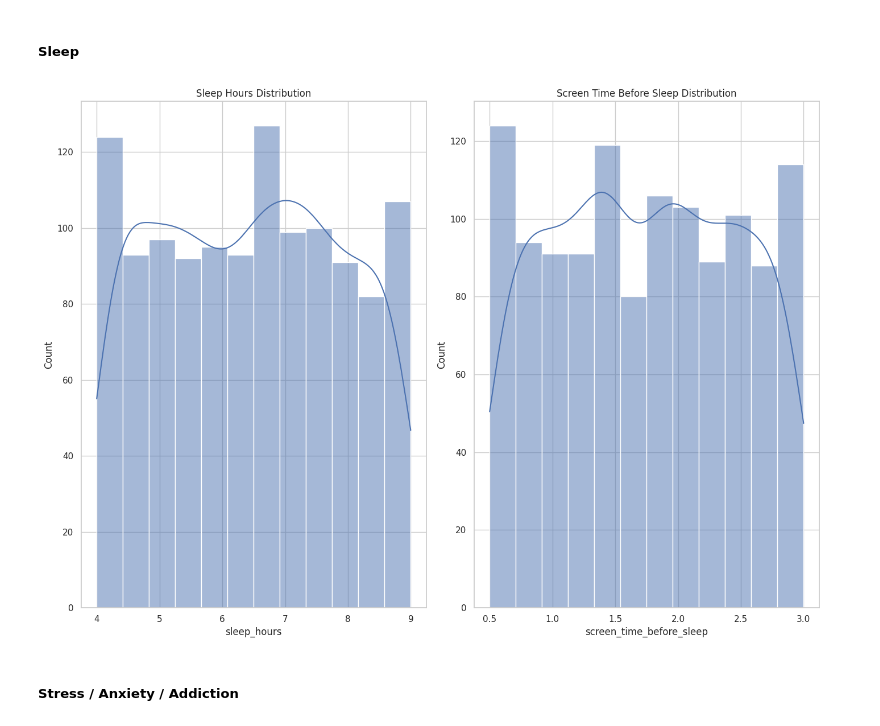
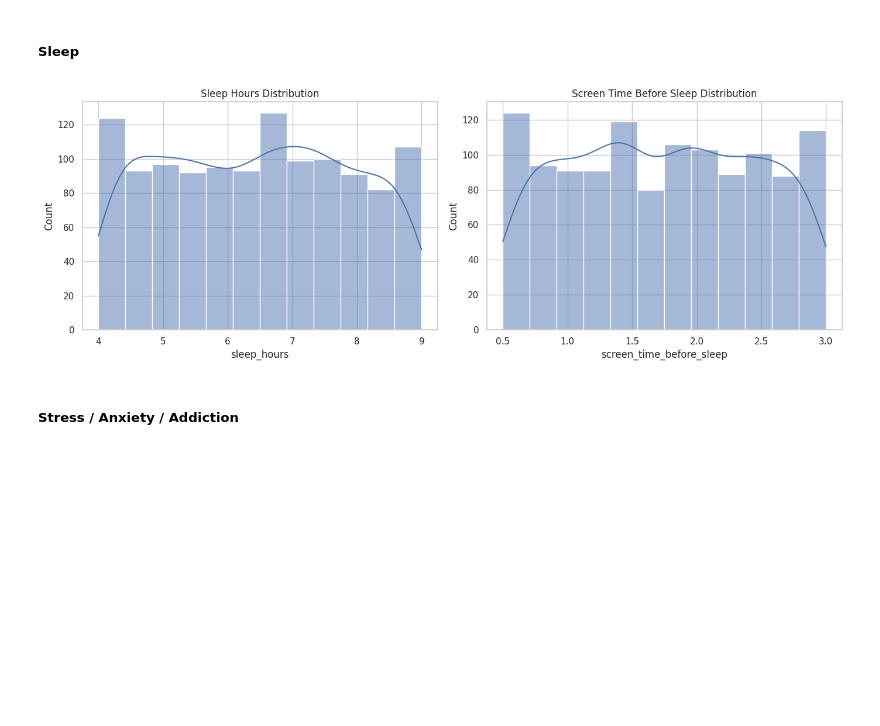
Before and after one commit to Beatmister/Teen-Mental-Health-Prediction, a Jupyter notebook: mental_health_exploration.ipynb, the cells around one changed output. Cells and saved outputs as stored; diff of their text form; code cells hidden in the pictures; blank space fills up the shorter version.

```diff
--- a/mental_health_exploration.ipynb
+++ b/mental_health_exploration.ipynb
@@ -157,22 +157,22 @@ plt.show()
 # %% [markdown]
 ##### Sleep
 # %%
-fig, axes = plt.subplots(1, 2, figsize=(14, 10))
+fig, axes = plt.subplots(1, 2, figsize=(14, 5))
 
 columns = ["sleep_hours", "screen_time_before_sleep"]
 
 titles = ["Sleep Hours Distribution", "Screen Time Before Sleep Distribution"]
 
 for ax, col, title in zip(axes.flatten(), columns, titles):
-    sns.histplot(mental_health[col], bins=12, kde=True, ax=ax, palette="Blues_d")
+    sns.histplot(mental_health[col], bins=12, kde=True, ax=ax)
     ax.set_title(title)
     ax.set_xlabel(col)
     ax.set_ylabel("Count")
 
 plt.tight_layout()
 plt.show()
 # %% [output]
-[figure, old version]
+[figure, new version]
 # %% [markdown]
 ##### Stress / Anxiety / Addiction
 # %%
```
Also changed, not shown: parts of 7 cells of this notebook.
